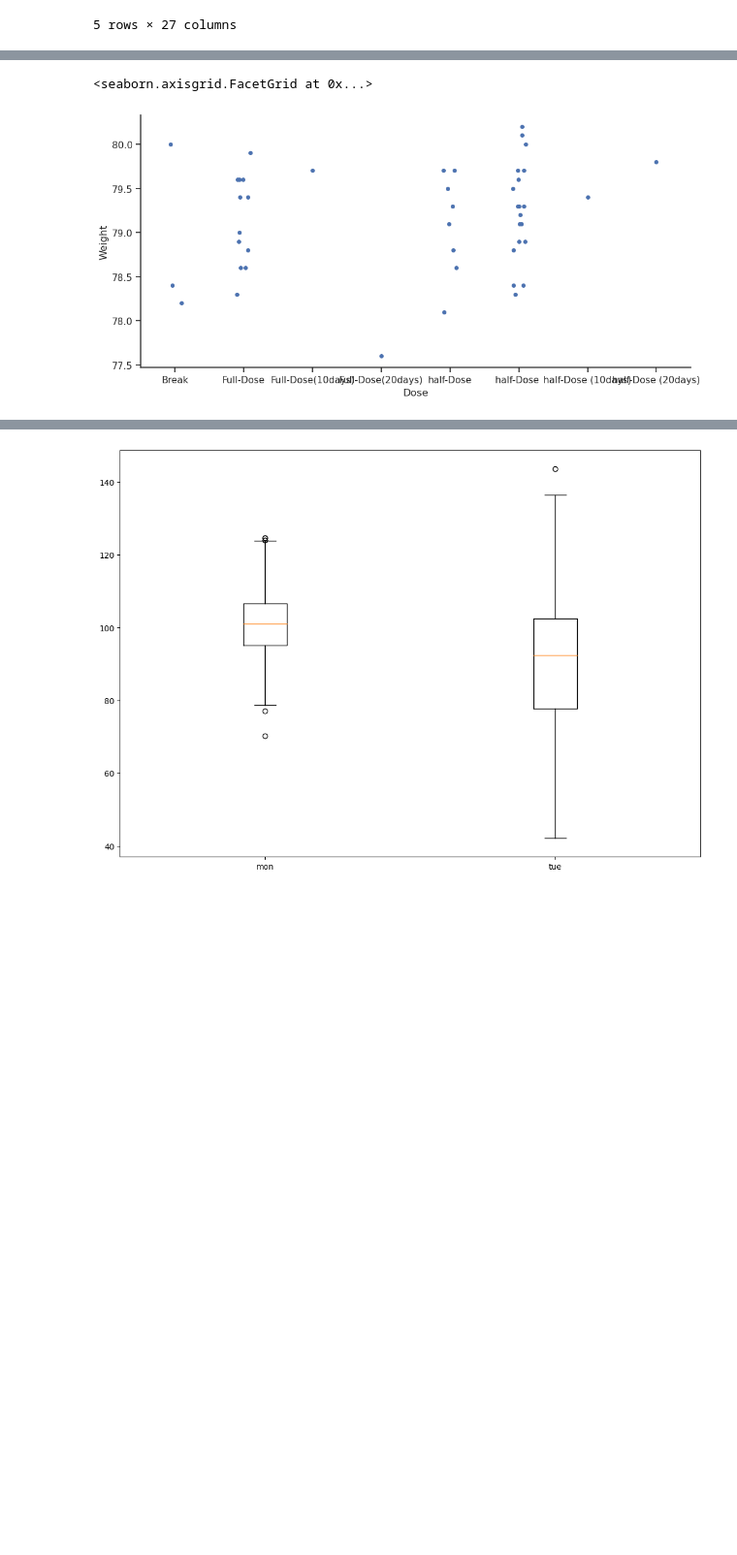
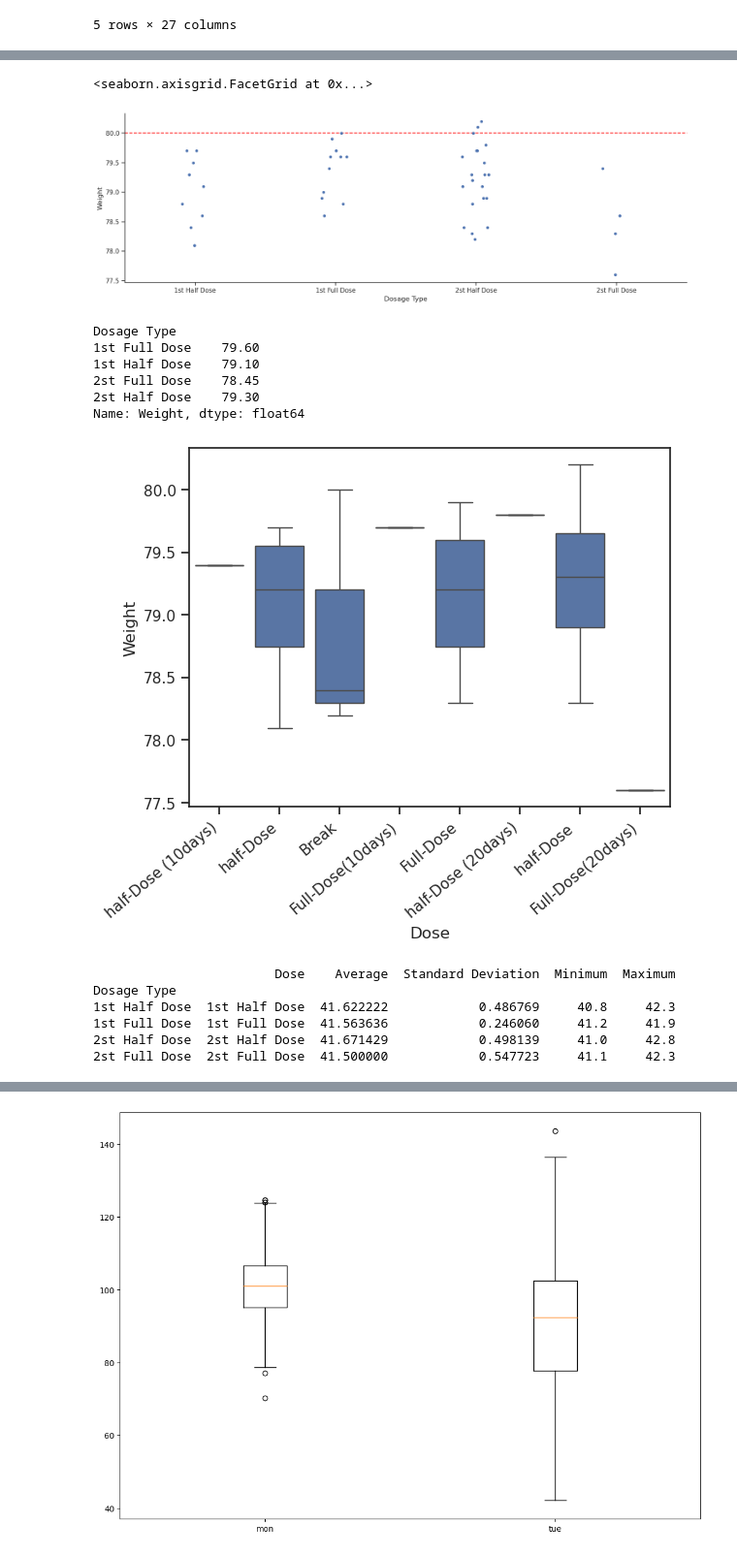
Before and after one commit to ogkourlias/capsaicin, a Jupyter notebook: weight_graphs/weight_graphs.ipynb, the cells around one changed output, grey strips where cells are left out. Shown at 97% size. Drawn from its saved outputs; the diff is of its cells as text; code cells hidden in the pictures; blank space fills up the shorter version.

```diff
--- a/weight_graphs/weight_graphs.ipynb
+++ b/weight_graphs/weight_graphs.ipynb
@@ -77,7 +152,46 @@ sns.barplot(df2, x="Date", y="Weight")
 # %%
 sns.set_theme(style="ticks", color_codes=True)
 tips = sns.load_dataset("tips")
-sns.catplot(x="Dose", y="Weight", data=df2, height=5, aspect=2)
+fig = sns.catplot(x="Dosage Type", y="Weight", data=df2, height=5, aspect=3)
+fig.refline(y=80, color='red')
 # %% [output]
 <seaborn.axisgrid.FacetGrid at 0x...>
-[figure, old version]
+[figure, new version]
+# %%
+box_plot = sns.boxplot(data=df2, x="Dose", y="Weight", width=0.8)
+
+medians = df2.groupby(['Dosage Type'])['Weight'].median()
+vertical_offset = df2['Weight'].median() * 0.05 # offset from median for display
+
+box_plot.set_xticklabels(ax.get_xticklabels(), rotation=40, ha="right")
+#box_plot.tight_layout()
+
+#for xtick in box_plot.get_xticks():
+#    box_plot.text(xtick,medians[xtick] + vertical_offset,medians[xtick],
+#            horizontalalignment='center',size='x-small',color='w',weight='semibold'
+medians
+# %% [output]
+Dosage Type
+1st Full Dose    79.60
+1st Half Dose    79.10
+2st Full Dose    78.45
+2st Half Dose    79.30
+Name: Weight, dtype: float64
+[figure, added]
+# %%
+parameter = 'Muscle'
+dose_types = df2['Dosage Type'].unique()
+max_values = df2.groupby(['Dosage Type'], sort=False)[parameter].max()
+min_values = df2.groupby(['Dosage Type'], sort=False)[parameter].min()
+avg_values = df2.groupby(['Dosage Type'], sort=False)[parameter].mean()
+std_values = df2.groupby(['Dosage Type'], sort=False)[parameter].std()
+summary_dict = {'Dose': dose_types, 'Average': avg_values, 'Standard Deviation': std_values, 'Minimum': min_values, 'Maximum': max_values}
+summary = result = pd.DataFrame(summary_dict)
+print(summary)
+# %% [output]
+                        Dose    Average  Standard Deviation  Minimum  Maximum
+Dosage Type
+1st Half Dose  1st Half Dose  41.622222            0.486769     40.8     42.3
+1st Full Dose  1st Full Dose  41.563636            0.246060     41.2     41.9
+2st Half Dose  2st Half Dose  41.671429            0.498139     41.0     42.8
+2st Full Dose  2st Full Dose  41.500000            0.547723     41.1     42.3
```
Also changed, not shown: parts of 19 cells of this notebook.
